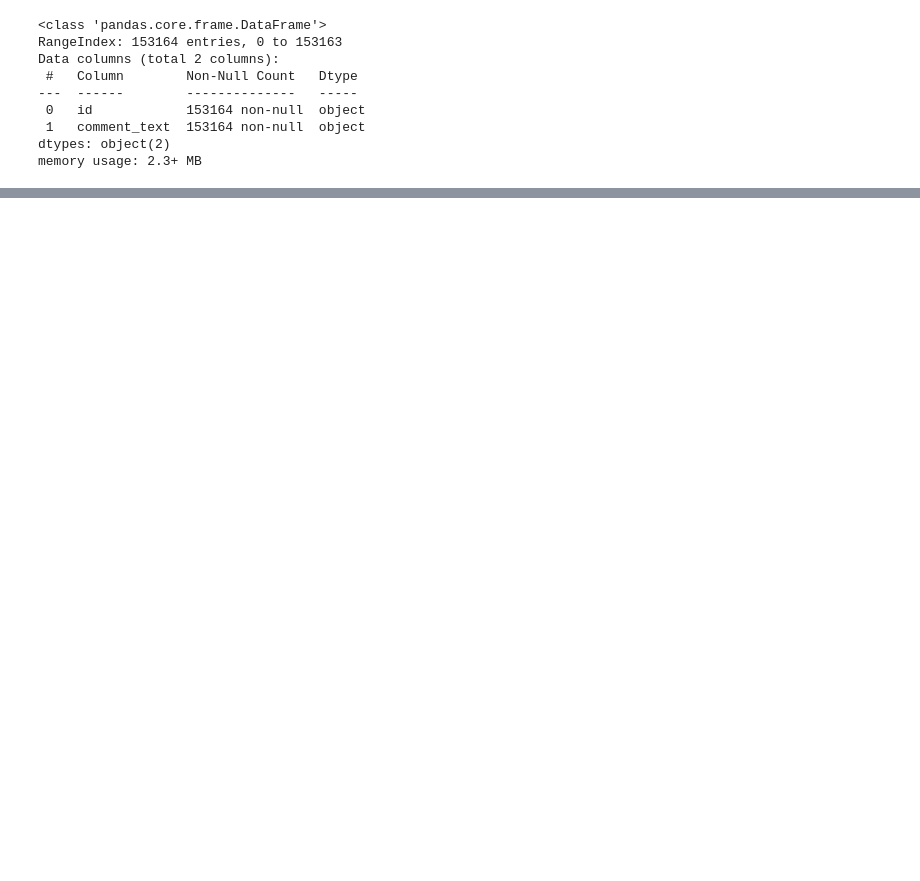
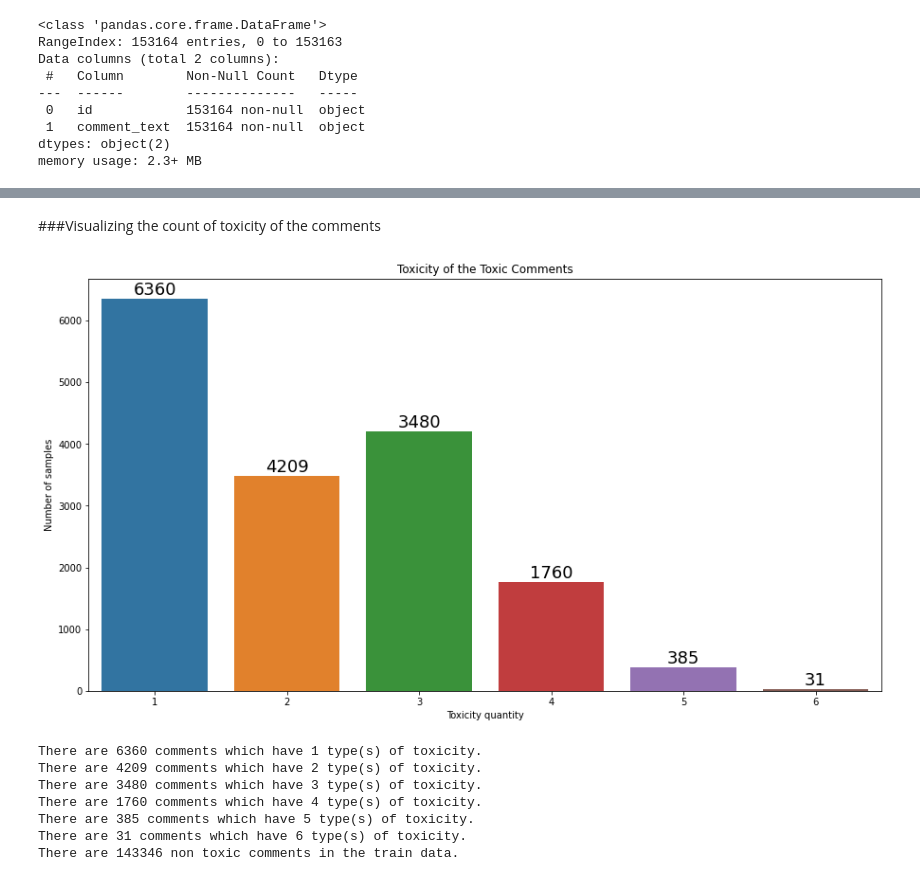
Before and after one commit to moncykurien/MalignantCommentsClassifier, a Jupyter notebook: MalignantCommentsClassifier.ipynb, the cells around one changed output, grey strips where cells are left out. Drawn from its saved outputs; the diff is of its cells as text; code cells hidden in the pictures; blank space fills up the shorter version.

```diff
--- a/MalignantCommentsClassifier.ipynb
+++ b/MalignantCommentsClassifier.ipynb
@@ -83,0 +214,3 @@ memory usage: 2.3+ MB
+# %%
+toxic_comments_data = train_data[train_data['num_of_toxic_words_in_comment'] > 0]
+non_toxic_comments_data = train_data[train_data['num_of_toxic_words_in_comment'] == 0]
@@ -83,0 +249,30 @@ memory usage: 2.3+ MB
+# %% [markdown]
+###Visualizing the count of toxicity of the comments
+# %%
+plt.figure(figsize=(15,8))
+plt.title('Toxicity of the Toxic Comments')
+ax = sns.barplot(toxic_comments_data['num_of_toxic_words_in_comment'].value_counts().index,toxic_comments_data['num_of_toxic_words_in_comment'].value_counts().values)
+plt.xlabel("Toxicity quantity")
+plt.ylabel("Number of samples")
+
+#adding the text labels
+rects = ax.patches
+labels = toxic_comments_data['num_of_toxic_words_in_comment'].value_counts().values
+for rect, label in zip(rects, labels):
+    height = rect.get_height()
+    ax.text(rect.get_x() + rect.get_width()/2, height + 5, label, ha='center', va='bottom', fontsize=18)
+
+plt.show()
+print()
+for i in range(toxic_comments_data['num_of_toxic_words_in_comment'].value_counts().shape[0]):
+  print(f"There are {toxic_comments_data['num_of_toxic_words_in_comment'].value_counts().values[i]} comments which have {i+1} type(s) of toxicity.")
+print(f"There are {non_toxic_comments_data.shape[0]} non toxic comments in the train data.")
+# %% [output]
+[figure, added]
+There are 6360 comments which have 1 type(s) of toxicity.
+There are 4209 comments which have 2 type(s) of toxicity.
+There are 3480 comments which have 3 type(s) of toxicity.
+There are 1760 comments which have 4 type(s) of toxicity.
+There are 385 comments which have 5 type(s) of toxicity.
+There are 31 comments which have 6 type(s) of toxicity.
+There are 143346 non toxic comments in the train data.
```
Also changed, not shown: parts of 293 cells of this notebook.
